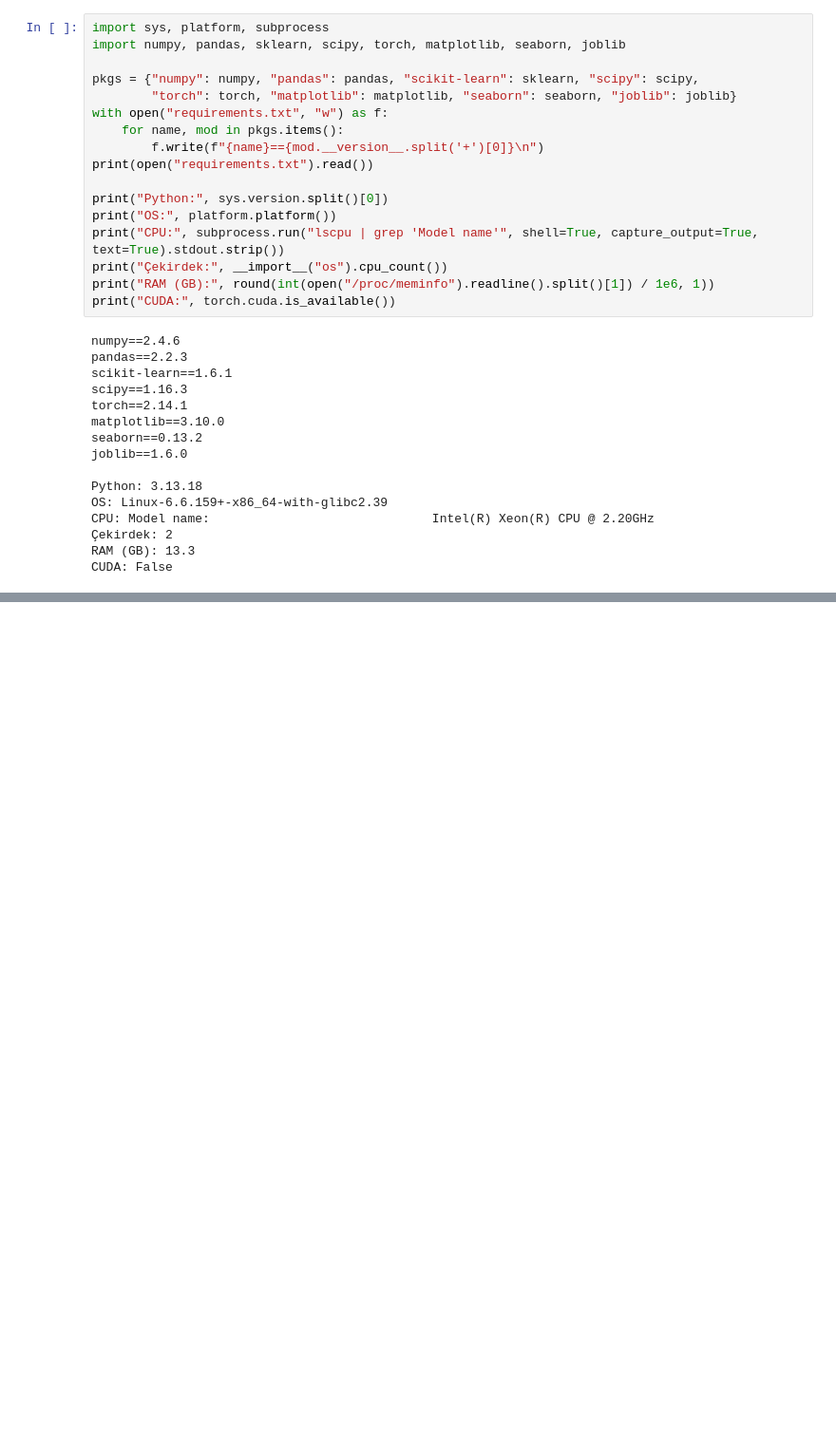
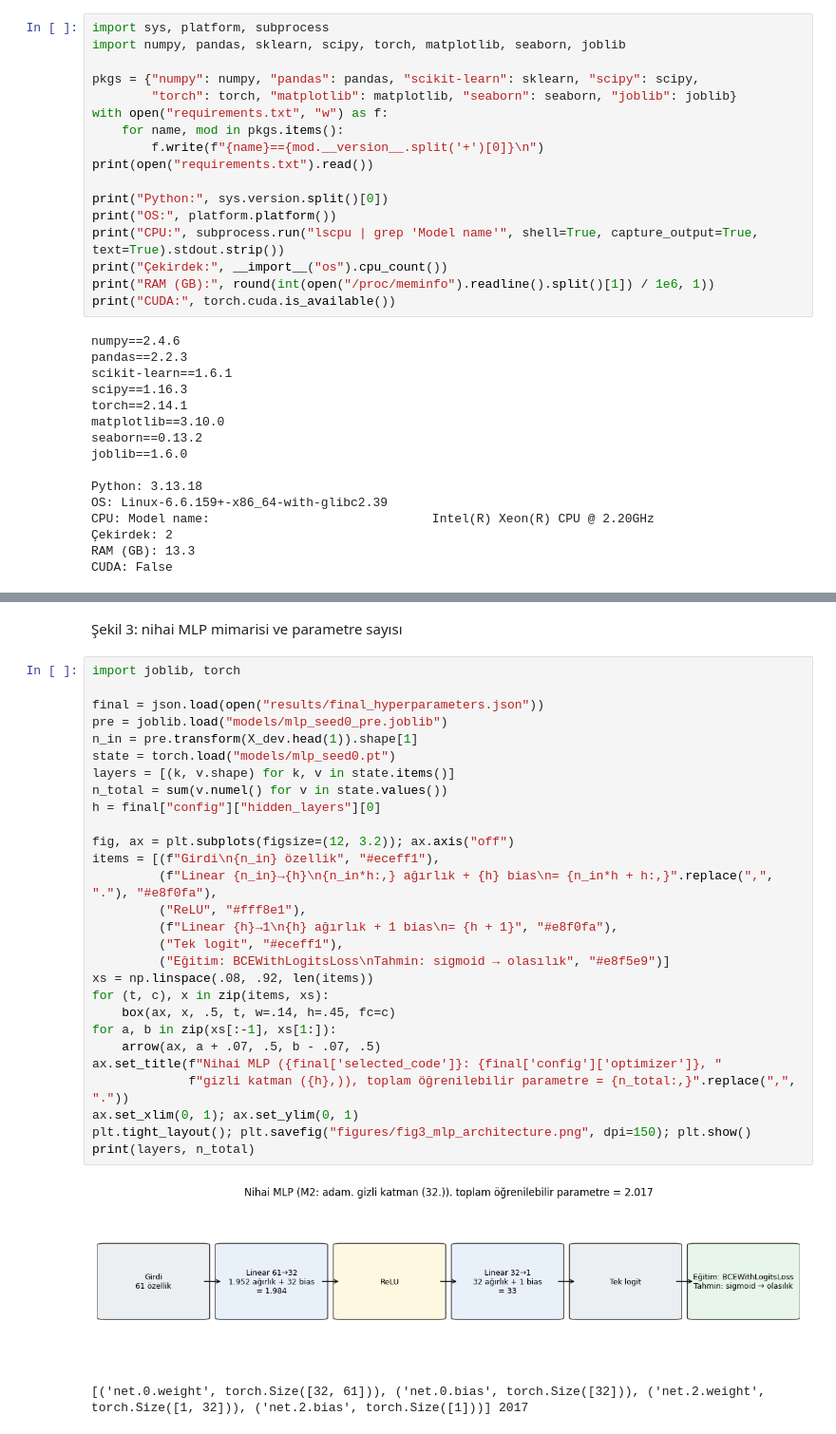
Before and after one commit to halilcankaroglu/yzm511-midterm-mlp, a Jupyter notebook: 03_final_test.ipynb, the cells around one changed output, grey strips where cells are left out. Shown at 95% size. Cells and saved outputs as stored; diff of their text form; blank space fills up the shorter version.

```diff
--- a/03_final_test.ipynb
+++ b/03_final_test.ipynb
@@ -395,0 +463,33 @@ To https://github.com/halilcankaroglu/yzm511-midterm-mlp.git
+# %% [markdown]
+Şekil 3: nihai MLP mimarisi ve parametre sayısı
+# %%
+import joblib, torch
+
+final = json.load(open("results/final_hyperparameters.json"))
+pre = joblib.load("models/mlp_seed0_pre.joblib")
+n_in = pre.transform(X_dev.head(1)).shape[1]
+state = torch.load("models/mlp_seed0.pt")
+layers = [(k, v.shape) for k, v in state.items()]
+n_total = sum(v.numel() for v in state.values())
+h = final["config"]["hidden_layers"][0]
+
+fig, ax = plt.subplots(figsize=(12, 3.2)); ax.axis("off")
+items = [(f"Girdi\n{n_in} özellik", "#eceff1"),
+         (f"Linear {n_in}→{h}\n{n_in*h:,} ağırlık + {h} bias\n= {n_in*h + h:,}".replace(",", "."), "#e8f0fa"),
+         ("ReLU", "#fff8e1"),
+         (f"Linear {h}→1\n{h} ağırlık + 1 bias\n= {h + 1}", "#e8f0fa"),
+         ("Tek logit", "#eceff1"),
+         ("Eğitim: BCEWithLogitsLoss\nTahmin: sigmoid → olasılık", "#e8f5e9")]
+xs = np.linspace(.08, .92, len(items))
+for (t, c), x in zip(items, xs):
+    box(ax, x, .5, t, w=.14, h=.45, fc=c)
+for a, b in zip(xs[:-1], xs[1:]):
+    arrow(ax, a + .07, .5, b - .07, .5)
+ax.set_title(f"Nihai MLP ({final['selected_code']}: {final['config']['optimizer']}, "
+             f"gizli katman ({h},)), toplam öğrenilebilir parametre = {n_total:,}".replace(",", "."))
+ax.set_xlim(0, 1); ax.set_ylim(0, 1)
+plt.tight_layout(); plt.savefig("figures/fig3_mlp_architecture.png", dpi=150); plt.show()
+print(layers, n_total)
+# %% [output]
+[figure, added]
+[('net.0.weight', torch.Size([32, 61])), ('net.0.bias', torch.Size([32])), ('net.2.weight', torch.Size([1, 32])), ('net.2.bias', torch.Size([1]))] 2017
```
Also changed, not shown: parts of 12 cells of this notebook.
